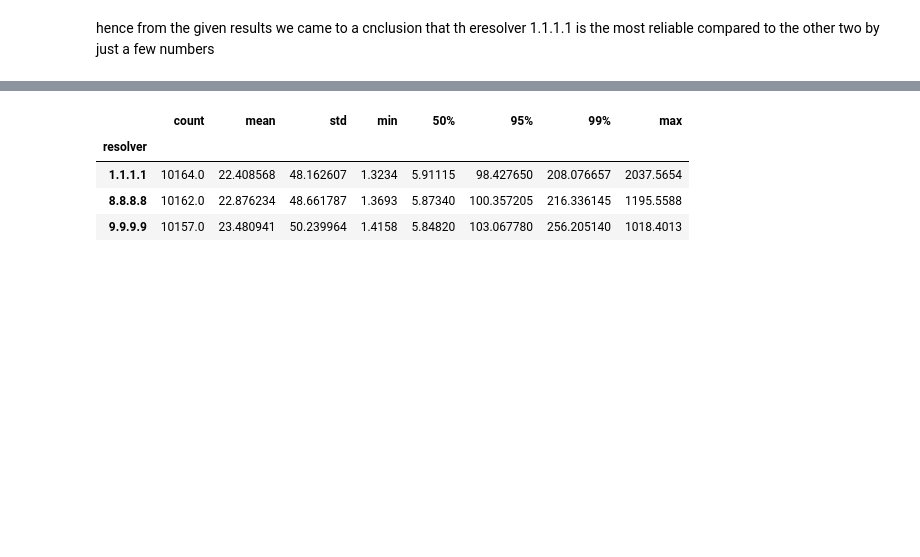
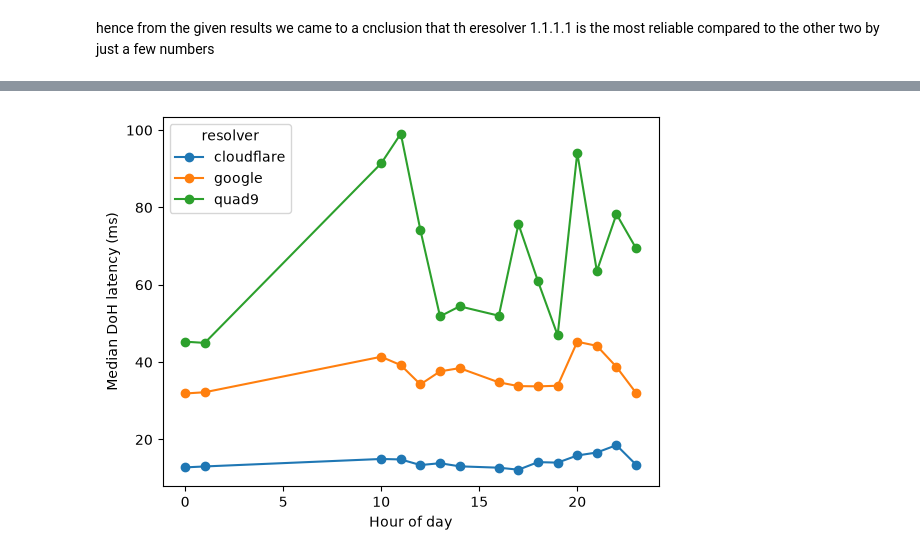
Before and after one commit to harshi-0709/dns-resolver-performance-metrics, a Jupyter notebook: analysis.ipynb, the cells around one changed output, grey strips where cells are left out. Saved outputs shown, nothing was run; the diff lists cells and outputs as text; code cells hidden in the pictures; blank space fills up the shorter version.

```diff
--- a/analysis.ipynb
+++ b/analysis.ipynb
@@ -116,8 +167,11 @@ print(len(df), len(clean))
 # %%
-clean.groupby("resolver")["latency_ms"].describe(percentiles=[.5, .95, .99])
+df["hour"] = df["timestamp"].dt.hour
+hourly = (df[df["transport"] == "doh"]
+          .groupby(["hour", "resolver"])["latency_ms"].median().unstack())
+hourly.plot(marker="o")
+plt.xlabel("Hour of day")
+plt.ylabel("Median DoH latency (ms)")
+plt.savefig("hourly.png", dpi=200, bbox_inches="tight")
+plt.show()
 # %% [output]
-|  | count | mean | std | min | 50% | 95% | 99% | max |
-| resolver |  |  |  |  |  |  |  |  |
-| 1.1.1.1 | 10164.0 | 22.408568 | 48.162607 | 1.3234 | 5.91115 | 98.427650 | 208.076657 | 2037.5654 |
-| 8.8.8.8 | 10162.0 | 22.876234 | 48.661787 | 1.3693 | 5.87340 | 100.357205 | 216.336145 | 1195.5588 |
-| 9.9.9.9 | 10157.0 | 23.480941 | 50.239964 | 1.4158 | 5.84820 | 103.067780 | 256.205140 | 1018.4013 |
+[figure, added]
```
Also changed, not shown: parts of 11 cells of this notebook, 4 other files.
